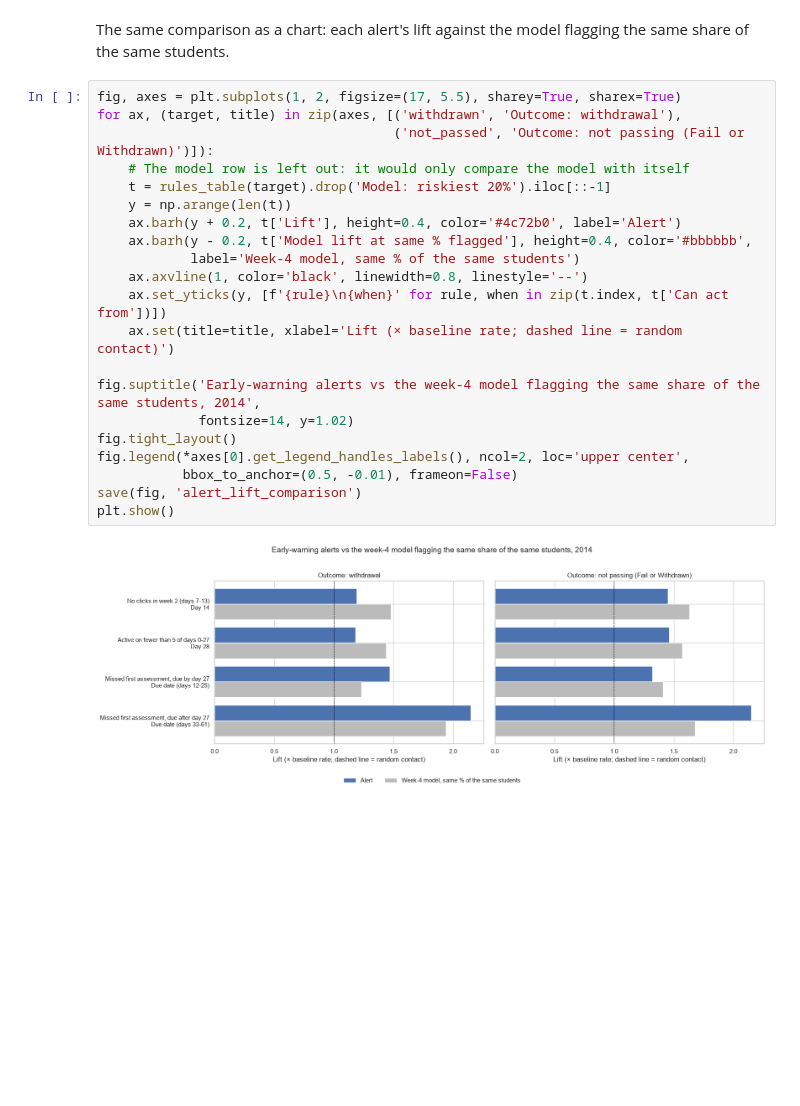
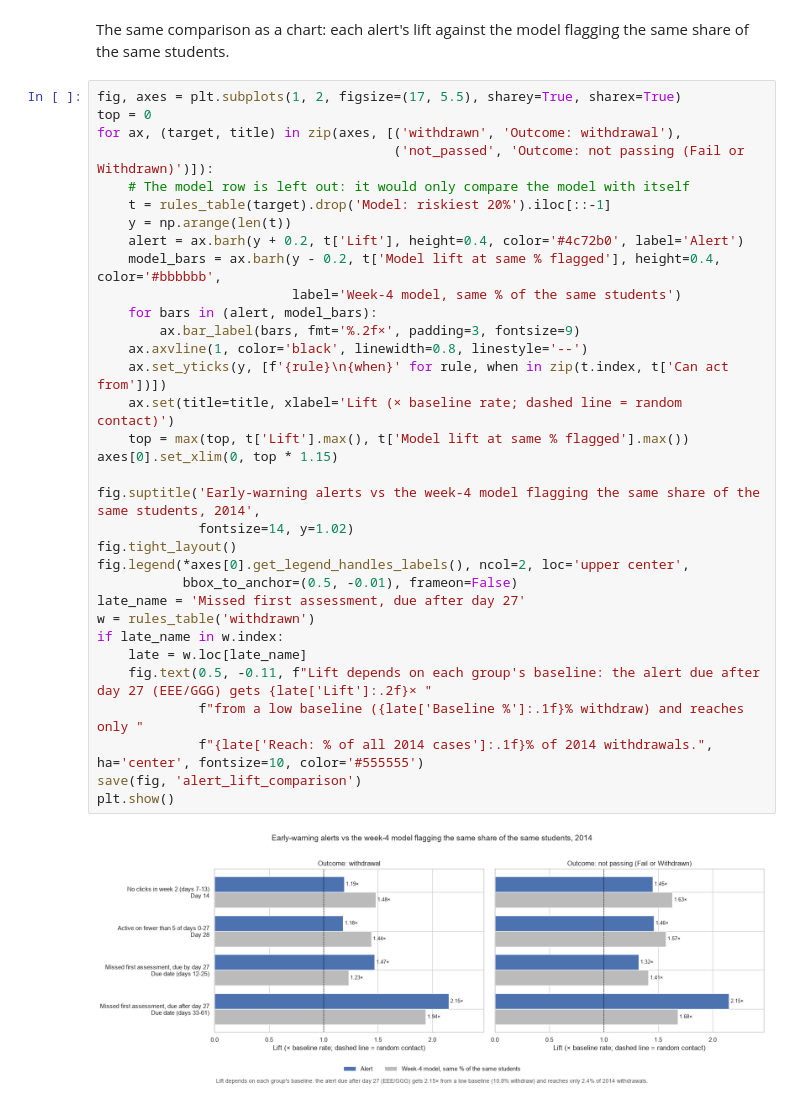
Before and after one commit to Irfat-code/online-learner-dropout-analysis, a Jupyter notebook: Online Learner Dropout - Exploratory Analysis.ipynb, the cells around one changed output. Saved outputs shown, nothing was run; the diff lists cells and outputs as text; blank space fills up the shorter version.

Commit message:
Clarify headline comparison, label chart, add licence and data folder

```diff
--- a/Online Learner Dropout - Exploratory Analysis.ipynb
+++ b/Online Learner Dropout - Exploratory Analysis.ipynb
@@ -1043,25 +1043,37 @@ Outcome: NOT PASSING (Fail or Withdrawn)
 The same comparison as a chart: each alert's lift against the model flagging the same share of the same students.
 # %%
 fig, axes = plt.subplots(1, 2, figsize=(17, 5.5), sharey=True, sharex=True)
+top = 0
 for ax, (target, title) in zip(axes, [('withdrawn', 'Outcome: withdrawal'),
                                       ('not_passed', 'Outcome: not passing (Fail or Withdrawn)')]):
     # The model row is left out: it would only compare the model with itself
     t = rules_table(target).drop('Model: riskiest 20%').iloc[::-1]
     y = np.arange(len(t))
-    ax.barh(y + 0.2, t['Lift'], height=0.4, color='#4c72b0', label='Alert')
-    ax.barh(y - 0.2, t['Model lift at same % flagged'], height=0.4, color='#bbbbbb',
-            label='Week-4 model, same % of the same students')
+    alert = ax.barh(y + 0.2, t['Lift'], height=0.4, color='#4c72b0', label='Alert')
+    model_bars = ax.barh(y - 0.2, t['Model lift at same % flagged'], height=0.4, color='#bbbbbb',
+                         label='Week-4 model, same % of the same students')
+    for bars in (alert, model_bars):
+        ax.bar_label(bars, fmt='%.2f×', padding=3, fontsize=9)
     ax.axvline(1, color='black', linewidth=0.8, linestyle='--')
     ax.set_yticks(y, [f'{rule}\n{when}' for rule, when in zip(t.index, t['Can act from'])])
     ax.set(title=title, xlabel='Lift (× baseline rate; dashed line = random contact)')
+    top = max(top, t['Lift'].max(), t['Model lift at same % flagged'].max())
+axes[0].set_xlim(0, top * 1.15)
 
 fig.suptitle('Early-warning alerts vs the week-4 model flagging the same share of the same students, 2014',
              fontsize=14, y=1.02)
 fig.tight_layout()
 fig.legend(*axes[0].get_legend_handles_labels(), ncol=2, loc='upper center',
            bbox_to_anchor=(0.5, -0.01), frameon=False)
+late_name = 'Missed first assessment, due after day 27'
+w = rules_table('withdrawn')
+if late_name in w.index:
+    late = w.loc[late_name]
+    fig.text(0.5, -0.11, f"Lift depends on each group's baseline: the alert due after day 27 (EEE/GGG) gets {late['Lift']:.2f}× "
+             f"from a low baseline ({late['Baseline %']:.1f}% withdraw) and reaches only "
+             f"{late['Reach: % of all 2014 cases']:.1f}% of 2014 withdrawals.", ha='center', fontsize=10, color='#555555')
 save(fig, 'alert_lift_comparison')
 plt.show()
 # %% [output]
-[figure, old version]
+[figure, new version]
 # %% [markdown]
```
Also changed, not shown: parts of 5 cells of this notebook, 5 other files.
